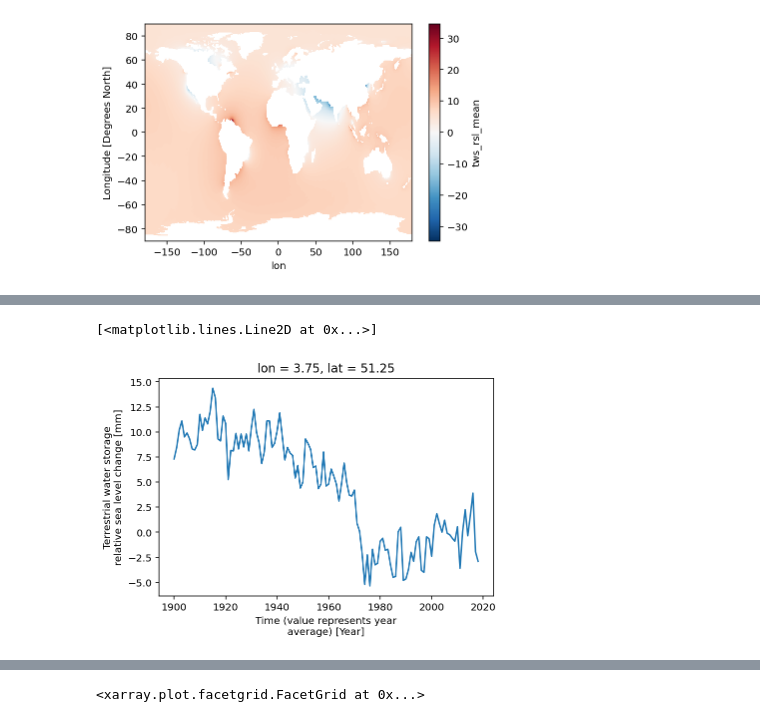
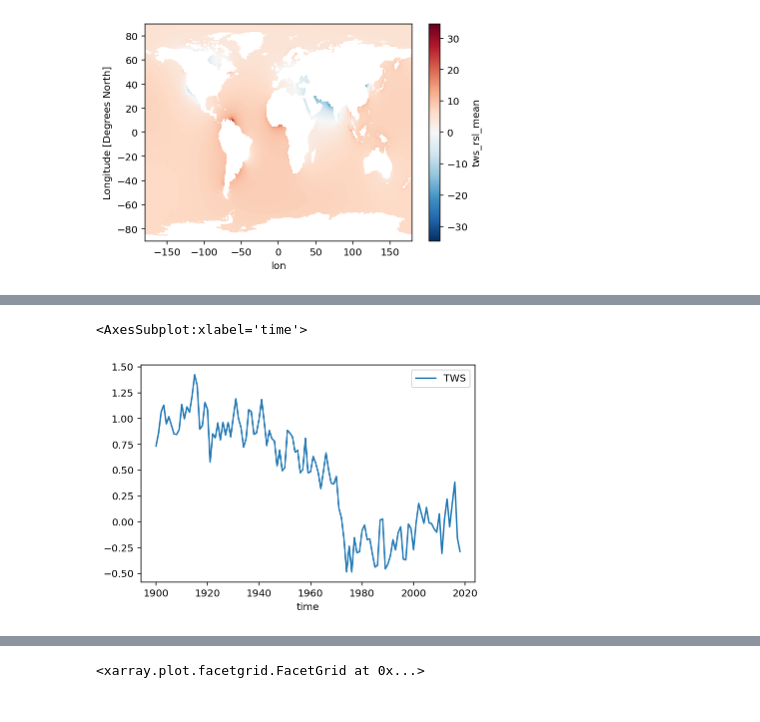
Before and after one commit to Jacobiaan/SLBudget, a Jupyter notebook: notebooks/Frederikse2020.ipynb, the cells around one changed output, grey strips where cells are left out. Drawn from its saved outputs; the diff is of its cells as text; code cells hidden in the pictures.

```diff
--- a/notebooks/Frederikse2020.ipynb
+++ b/notebooks/Frederikse2020.ipynb
@@ -84,2 +58,2 @@ def contrib_frederikse2020(tg_id, var):
 # %%
-df = contrib_frederikse2020(tg_id, 'tws')
+tws_df = slc.contrib_frederikse2020(tg_id, 'tws')
@@ -108,5 +60,5 @@ tws_loc = tws_loc.sel(lon = tg_lon.values, lat = tg_lat.values, method='nearest'
 # %%
-tws_loc.plot() # .sel(time=2018).plot()
+tws_df.plot() # .sel(time=2018).plot()
 # %% [output]
-[<matplotlib.lines.Line2D at 0x...>]
+<AxesSubplot:xlabel='time'>
-[figure, old version]
+[figure, new version]
```
Also changed, not shown: parts of 16 cells of this notebook, 3 other files.
